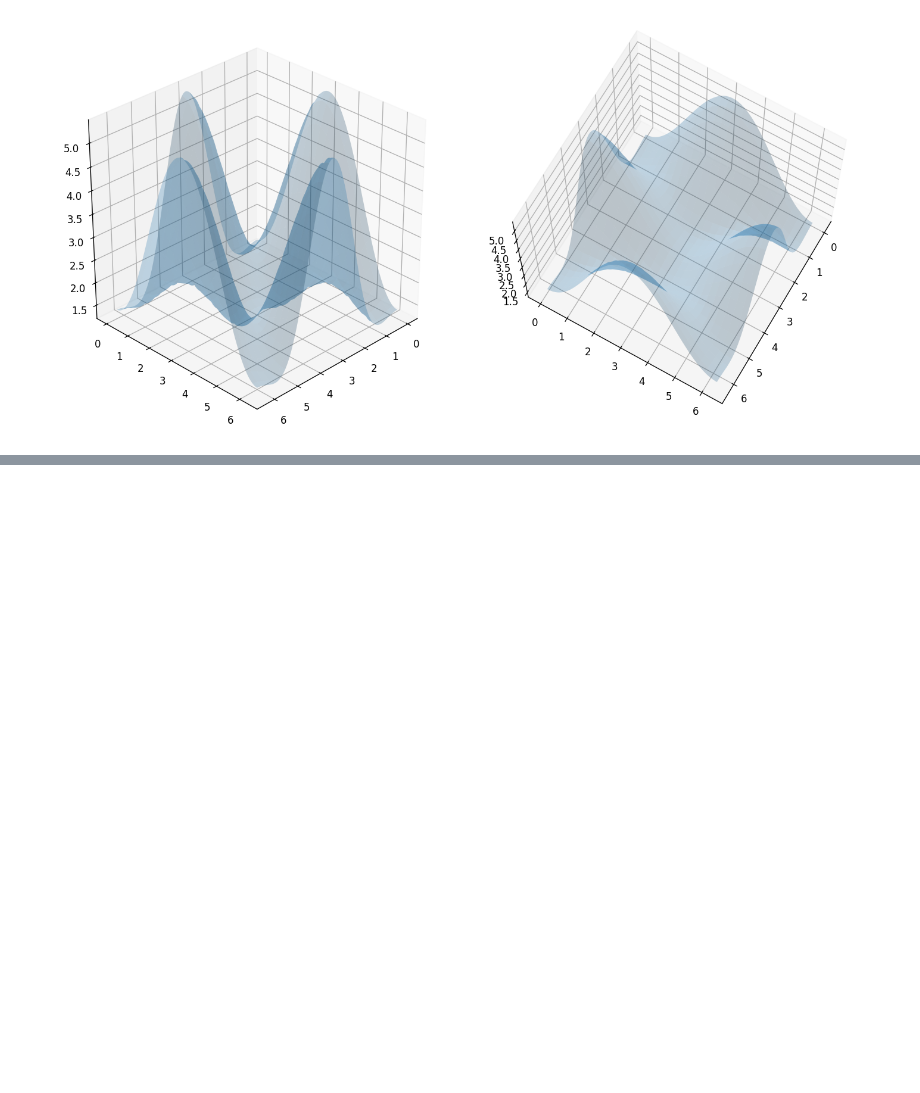
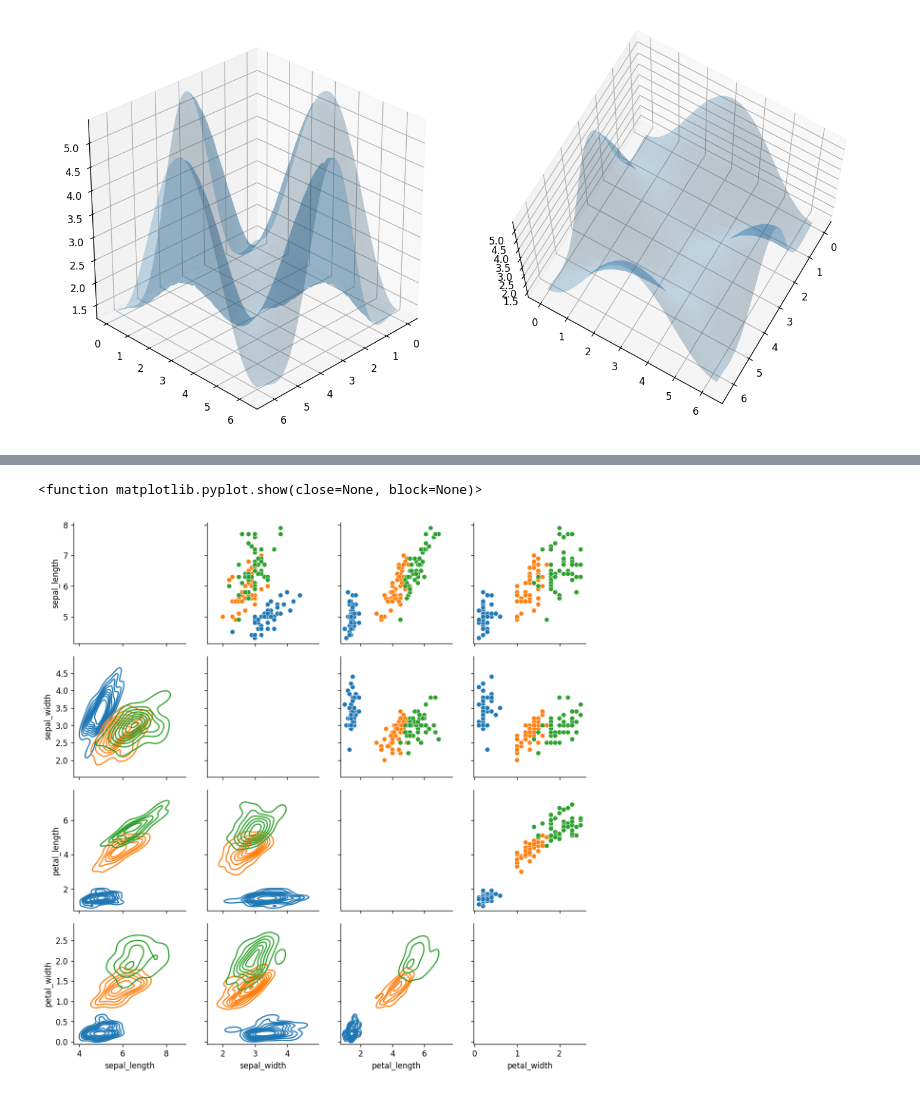
Before and after one commit to PatrickPasolini/MLDM_Lab, a Jupyter notebook: Python-Introduction/04-Matplotlib.ipynb, the cells around one changed output, grey strips where cells are left out. Saved outputs shown, nothing was run; the diff lists cells and outputs as text; code cells hidden in the pictures; blank space fills up the shorter version.

```diff
--- a/Python-Introduction/04-Matplotlib.ipynb
+++ b/Python-Introduction/04-Matplotlib.ipynb
@@ -734,0 +769,8 @@ Matplotlib, good colormaps, and strong design principles were used in the recent
+# %%
+g=sns.PairGrid(iris,hue='species')
+g.map_upper(sns.scatterplot) #cosa vogliamo nella triangolare superiore
+g.map_lower(sns.kdeplot) # triangolare inferiore
+plt.show
+# %% [output]
+<function matplotlib.pyplot.show(close=None, block=None)>
+[figure, added]
```
Also changed, not shown: parts of 8 cells of this notebook.
